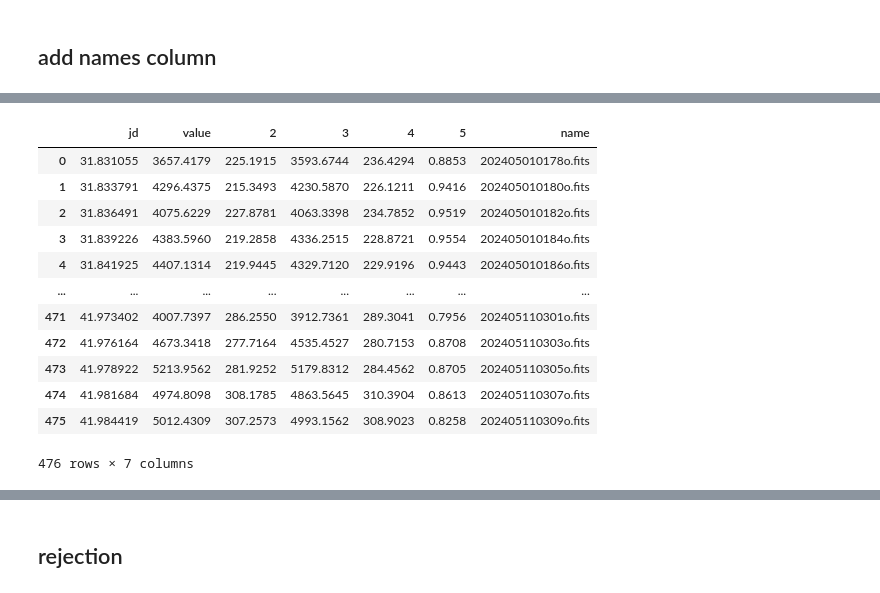
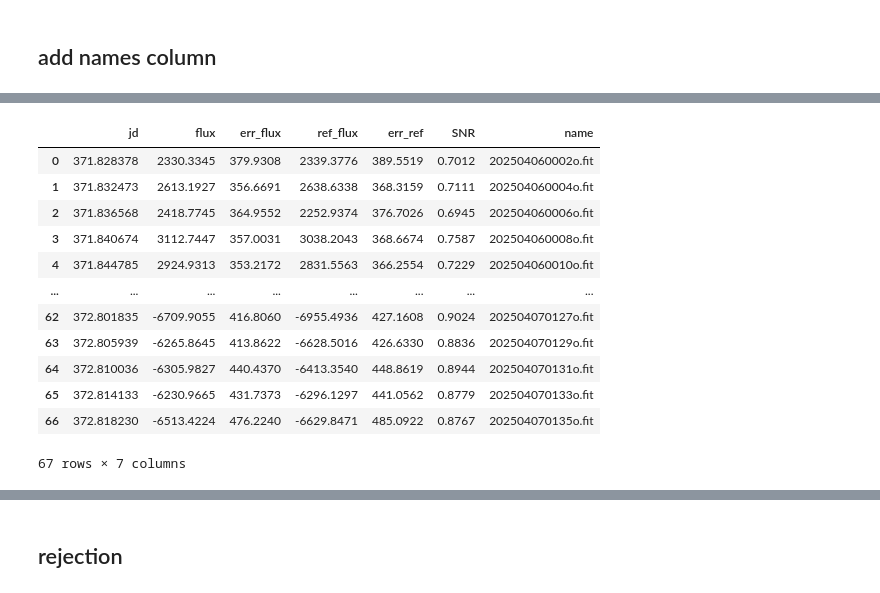
Before and after one commit to MaximilianoVM/isis_tools, a Jupyter notebook: outliers_names.ipynb, the cells around one changed output, grey strips where cells are left out. Drawn from its saved outputs; the diff is of its cells as text; code cells hidden in the pictures.

```diff
--- a/outliers_names.ipynb
+++ b/outliers_names.ipynb
@@ -10,0 +18,5 @@ import pandas as pd
+# %%
+lc_df = pd.read_csv(f'{register_set}/lc{lc_num}.data', delim_whitespace=True, header=None)
+
+lc_df.columns = ['jd', 'flux', 'err_flux', 'ref_flux', 'err_ref', 'SNR']
+lc_df
@@ -11,7 +46,6 @@ import pandas as pd
 # %%
-lc139_df = pd.read_csv('../images4/lc30.data', delim_whitespace=True, header=None)
+dates_df = pd.read_csv(f'../register{register_set}/dates', delim_whitespace=True, header=None)
+dates_df.columns = ['name', 'jd']
 
-lc139_df.columns = ['jd', 'value', 2, 3, 4, 5]
-
-lc139_df
+dates_df
 # %% [output]
@@ -31,5 +64,0 @@ lc139_df
-# %%
-dates_df = pd.read_csv('../register4/dates', delim_whitespace=True, header=None)
-dates_df.columns = ['name', 'jd']
-
-dates_df
@@ -50,18 +65,18 @@ dates_df
 # %%
-lc139_df_w_names = pd.merge(lc139_df, dates_df[['jd', 'name']], on='jd', how='left')
+lc_df_w_names = pd.merge(lc_df, dates_df[['jd', 'name']], on='jd', how='left')
 
-lc139_df_w_names
+lc_df_w_names
 # %% [output]
-|  | jd | value | 2 | 3 | 4 | 5 | name |
-| 0 | 31.831055 | 3657.4179 | 225.1915 | 3593.6744 | 236.4294 | 0.8853 | 202405010178o.fits |
-| 1 | 31.833791 | 4296.4375 | 215.3493 | 4230.5870 | 226.1211 | 0.9416 | 202405010180o.fits |
-| 2 | 31.836491 | 4075.6229 | 227.8781 | 4063.3398 | 234.7852 | 0.9519 | 202405010182o.fits |
-| 3 | 31.839226 | 4383.5960 | 219.2858 | 4336.2515 | 228.8721 | 0.9554 | 202405010184o.fits |
-| 4 | 31.841925 | 4407.1314 | 219.9445 | 4329.7120 | 229.9196 | 0.9443 | 202405010186o.fits |
+|  | jd | flux | err_flux | ref_flux | err_ref | SNR | name |
+| 0 | 371.828378 | 2330.3345 | 379.9308 | 2339.3776 | 389.5519 | 0.7012 | 202504060002o.fit |
+| 1 | 371.832473 | 2613.1927 | 356.6691 | 2638.6338 | 368.3159 | 0.7111 | 202504060004o.fit |
+| 2 | 371.836568 | 2418.7745 | 364.9552 | 2252.9374 | 376.7026 | 0.6945 | 202504060006o.fit |
+| 3 | 371.840674 | 3112.7447 | 357.0031 | 3038.2043 | 368.6674 | 0.7587 | 202504060008o.fit |
+| 4 | 371.844785 | 2924.9313 | 353.2172 | 2831.5563 | 366.2554 | 0.7229 | 202504060010o.fit |
 | ... | ... | ... | ... | ... | ... | ... | ... |
-| 471 | 41.973402 | 4007.7397 | 286.2550 | 3912.7361 | 289.3041 | 0.7956 | 202405110301o.fits |
-| 472 | 41.976164 | 4673.3418 | 277.7164 | 4535.4527 | 280.7153 | 0.8708 | 202405110303o.fits |
-| 473 | 41.978922 | 5213.9562 | 281.9252 | 5179.8312 | 284.4562 | 0.8705 | 202405110305o.fits |
-| 474 | 41.981684 | 4974.8098 | 308.1785 | 4863.5645 | 310.3904 | 0.8613 | 202405110307o.fits |
-| 475 | 41.984419 | 5012.4309 | 307.2573 | 4993.1562 | 308.9023 | 0.8258 | 202405110309o.fits |
+| 62 | 372.801835 | -6709.9055 | 416.8060 | -6955.4936 | 427.1608 | 0.9024 | 202504070127o.fit |
+| 63 | 372.805939 | -6265.8645 | 413.8622 | -6628.5016 | 426.6330 | 0.8836 | 202504070129o.fit |
+| 64 | 372.810036 | -6305.9827 | 440.4370 | -6413.3540 | 448.8619 | 0.8944 | 202504070131o.fit |
+| 65 | 372.814133 | -6230.9665 | 431.7373 | -6296.1297 | 441.0562 | 0.8779 | 202504070133o.fit |
+| 66 | 372.818230 | -6513.4224 | 476.2240 | -6629.8471 | 485.0922 | 0.8767 | 202504070135o.fit |
-476 rows × 7 columns
+67 rows × 7 columns
```
Also changed, not shown: parts of 13 cells of this notebook.
